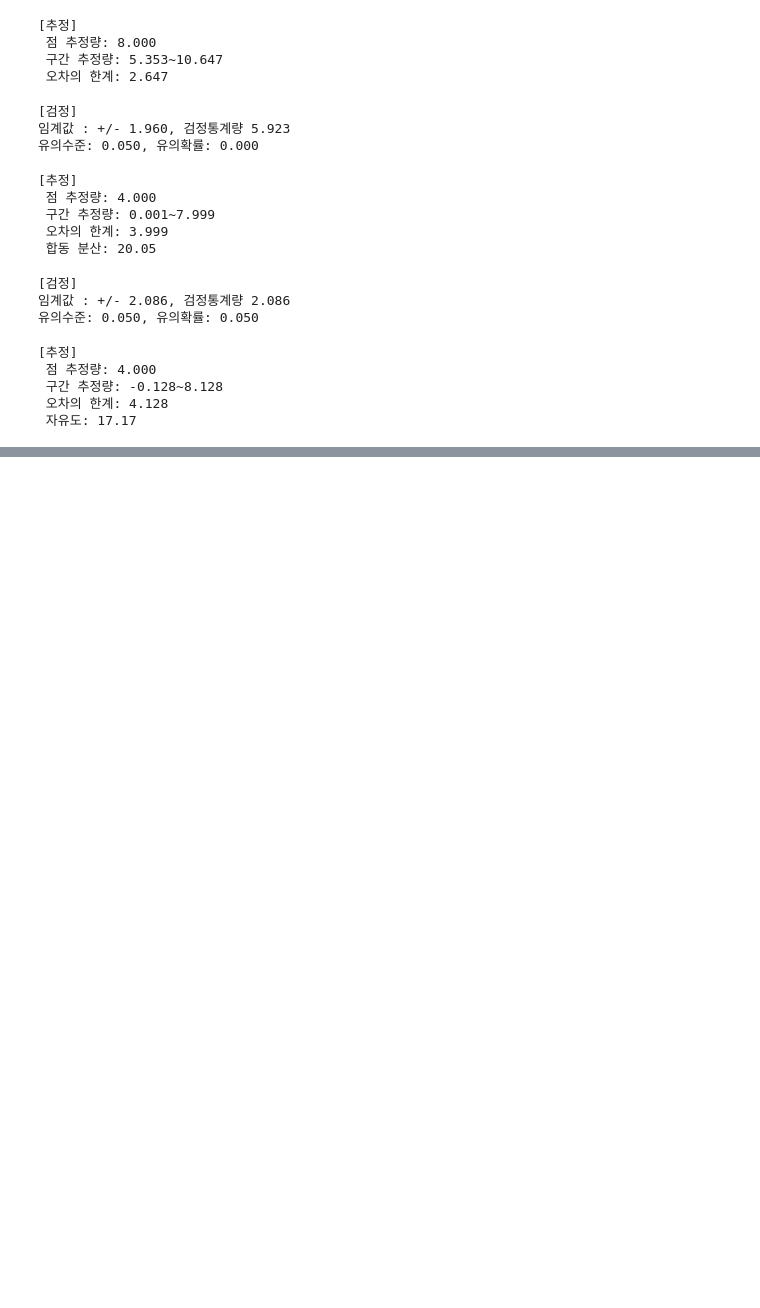
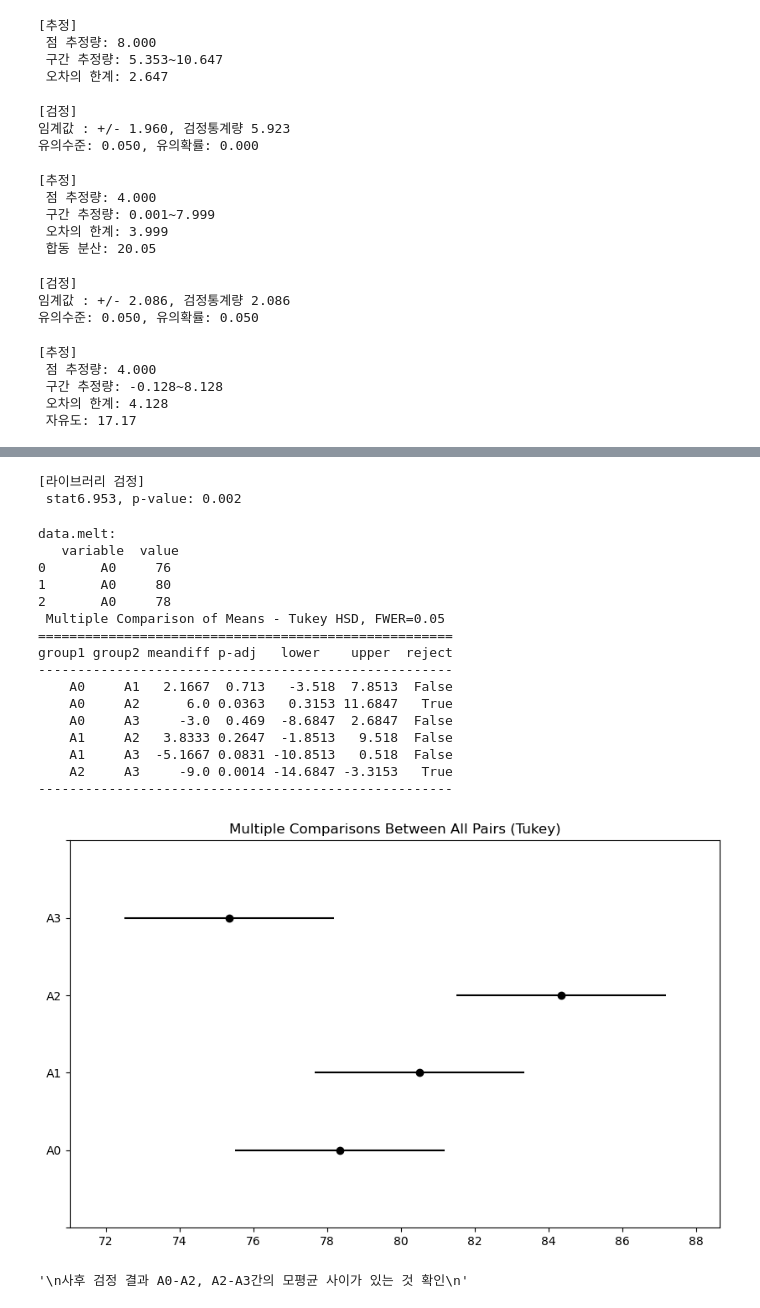
Before and after one commit to klee30810/ADP-study, a Jupyter notebook: codebook/Chap 05. Estimation & Test.ipynb, the cells around one changed output, grey strips where cells are left out. Cells and saved outputs as stored; diff of their text form; code cells hidden in the pictures; blank space fills up the shorter version.

```diff
--- a/codebook/Chap 05. Estimation & Test.ipynb
+++ b/codebook/Chap 05. Estimation & Test.ipynb
@@ -770,0 +997,46 @@ print(f"유의수준: {test_a:.3f}, 유의확률: {sp:.3f}")
+# %%
+from statsmodels.stats.oneway import anova_oneway
+
+oa = anova_oneway(data=data.melt()['value'], groups=data.melt()['variable'], use_var='equal')
+
+print("[라이브러리 검정]")
+print(f" stat{oa.statistic:.3f}, p-value: {oa.pvalue:.3f}")
+# %% [output]
+[라이브러리 검정]
+ stat6.953, p-value: 0.002
+# %%
+# 사후 검정 (정규성, 등분산성, 샘플사이즈 동일 - Tukey HSD)
+from statsmodels.sandbox.stats.multicomp import MultiComparison
+from scipy.stats import ttest_ind
+
+org_data = data.melt()
+print("data.melt: \n", org_data.head(3))
+
+mc = MultiComparison(data=org_data['value'], groups=org_data['variable']).tukeyhsd(alpha=0.05)
+print(mc)
+
+mc.plot_simultaneous()
+plt.show()
+
+"""
+사후 검정 결과 A0-A2, A2-A3간의 모평균 사이가 있는 것 확인
+"""
+# %% [output]
+data.melt:
+   variable  value
+0       A0     76
+1       A0     80
+2       A0     78
+ Multiple Comparison of Means - Tukey HSD, FWER=0.05
+=====================================================
+group1 group2 meandiff p-adj   lower    upper  reject
+-----------------------------------------------------
+    A0     A1   2.1667  0.713   -3.518  7.8513  False
+    A0     A2      6.0 0.0363   0.3153 11.6847   True
+    A0     A3     -3.0  0.469  -8.6847  2.6847  False
+    A1     A2   3.8333 0.2647  -1.8513   9.518  False
+    A1     A3  -5.1667 0.0831 -10.8513   0.518  False
+    A2     A3     -9.0 0.0014 -14.6847 -3.3153   True
+-----------------------------------------------------
+[figure, added]
+'\n사후 검정 결과 A0-A2, A2-A3간의 모평균 사이가 있는 것 확인\n'
```
Also changed, not shown: parts of 58 cells of this notebook.
